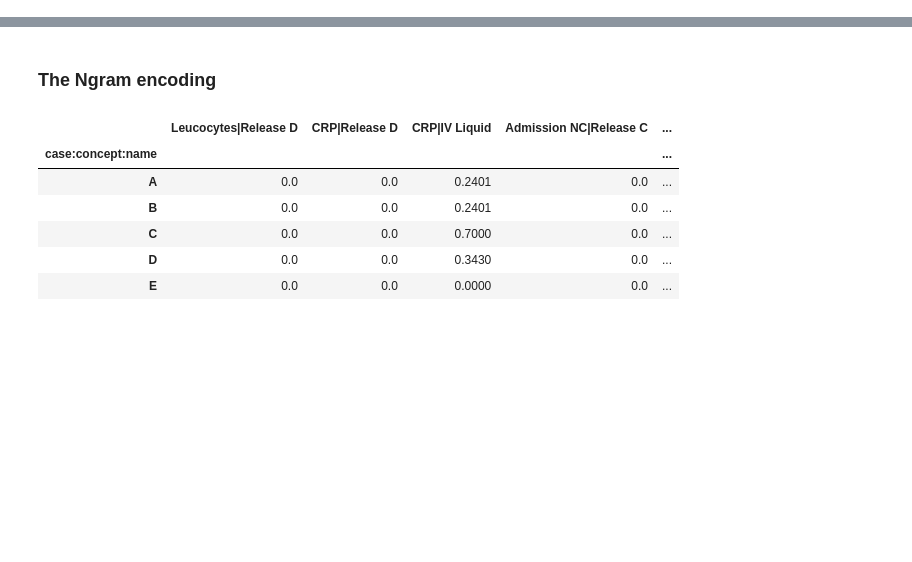
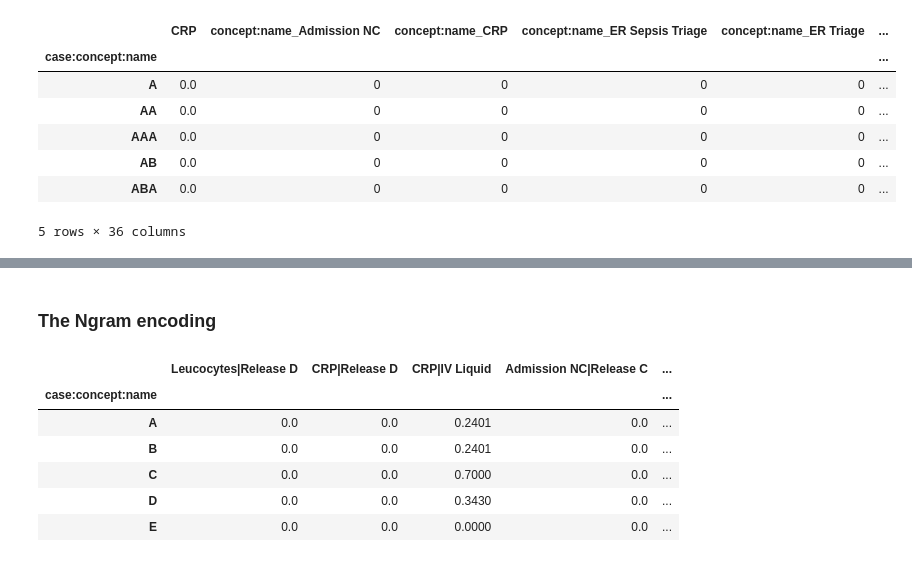
Before and after one commit to unibz-tessaris/Declare4Py, a Jupyter notebook: tutorials/Log_Encodings.ipynb, the cells around one changed output, grey strips where cells are left out. Cells and saved outputs as stored; diff of their text form; code cells hidden in the pictures; blank space fills up the shorter version.

```diff
--- a/tutorials/Log_Encodings.ipynb
+++ b/tutorials/Log_Encodings.ipynb
@@ -171,0 +216,13 @@ enc_df.head()
+# %%
+encoder = PreviousState(case_id_col=case_id_key, cat_cols = ['concept:name', 'org:group'], num_cols=['CRP'])
+enc_df = encoder.fit_transform(df)
+enc_df.head()
+# %% [output]
+|  | CRP | concept:name_Admission NC | concept:name_CRP | concept:name_ER Sepsis Triage | concept:name_ER Triage | ... |
+| case:concept:name |  |  |  |  |  | ... |
+| A | 0.0 | 0 | 0 | 0 | 0 | ... |
+| AA | 0.0 | 0 | 0 | 0 | 0 | ... |
+| AAA | 0.0 | 0 | 0 | 0 | 0 | ... |
+| AB | 0.0 | 0 | 0 | 0 | 0 | ... |
+| ABA | 0.0 | 0 | 0 | 0 | 0 | ... |
+5 rows × 36 columns
```
Also changed, not shown: parts of 42 cells of this notebook, 2 other files.
